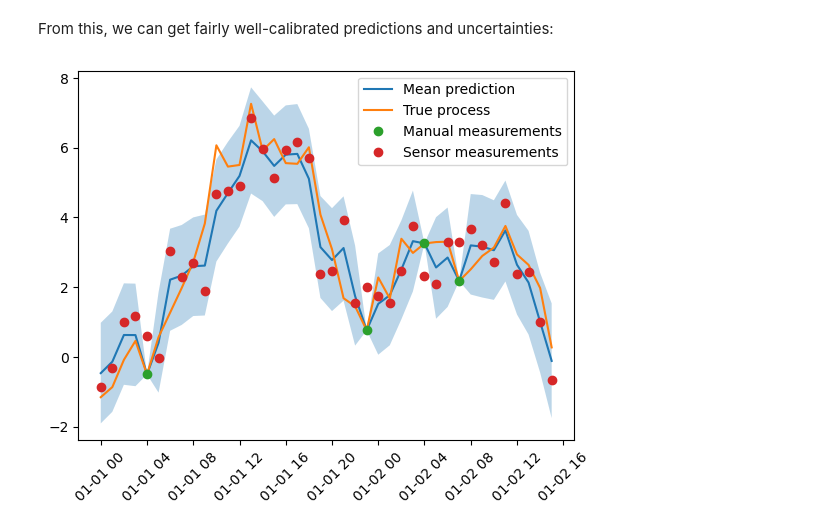
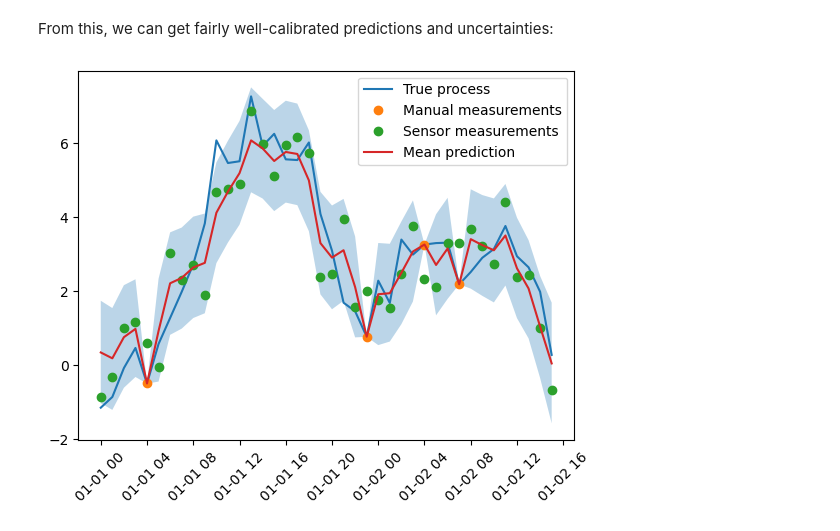
Before and after one commit to FraunhoferChalmersCentre/sakkara, a Jupyter notebook: examples/state_space_model.ipynb, the cells around one changed output. Cells and saved outputs as stored; diff of their text form; code cells hidden in the pictures.

```diff
--- a/examples/state_space_model.ipynb
+++ b/examples/state_space_model.ipynb
@@ -50,31 +50,26 @@ plt.show()
 Our model simply reflects the process, but to account for the varying noise of the measurements we use the `Concat` class to specify noise for each measurement type.
 # %%
 import pymc as pm
-from sakkara.model.components import Distribution, Concat
-from sakkara.model.utils import Likelihood, data_components, build
+from sakkara.model import RandomVariable as RV, GroupComponent as GC, Likelihood, data_components, build
 
 data = data_components(experiment_df)
 
-x_sigma = Distribution(pm.Exponential, lam=Distribution(pm.Lognormal))
+x_sigma = RV(pm.Exponential, lam=RV(pm.Lognormal))
 
 timesteps = df['time'].unique()
 
 
-X = Concat(name='X', column='time')
-X.add(timesteps[0], Distribution(pm.Normal, sigma=x_sigma))
+X = RV(pm.GaussianRandomWalk, name='X', columns='time')
 
-for i in range(1, N):
-    X.add(timesteps[i], Distribution(pm.Normal, mu=X[timesteps[i - 1]], sigma=x_sigma))
-
-noise = Concat(name='noise',
-               column='measure',
+noise = GC(name='noise',
+               columns='measure',
                components={
                    'manual': 1e-3,
-                   'sensor': Distribution(pm.Exponential, lam=Distribution(pm.Lognormal)),
+                   'sensor': RV(pm.HalfNormal),
                }
                )
 
-likelihood = Likelihood(pm.Normal, mu=X, sigma=noise, data=data['y'])
+likelihood = Likelihood(pm.Normal, mu=X, sigma=noise, obs_data=data['y'])
 
 built_model = build(experiment_df, likelihood)
 approx = pm.fit(100000, method='advi', model=built_model, random_seed=100)
@@ -84,18 +79,19 @@ Finished [100%]: Average Loss = 82.272
 # %% [markdown]
 From this, we can get fairly well-calibrated predictions and uncertainties:
 # %%
-latent_posterior = approx.sample(10000).posterior[list(map(lambda i: f'{timesteps[i]}_X', range(N)))].to_dataframe()
-plt.fill_between(timesteps, latent_posterior.quantile(.01), latent_posterior.quantile(.99), alpha=.3)
-plt.plot(timesteps, latent_posterior.mean(), label='Mean prediction')
-
 plt.plot(timesteps, latent_process, label='True process')
 plt.plot(experiment_df.loc[experiment_df['measure'] == 'manual', 'time'],
          experiment_df.loc[experiment_df['measure'] == 'manual', 'y'], 'o', label='Manual measurements')
 plt.plot(experiment_df.loc[experiment_df['measure'] == 'sensor', 'time'],
          experiment_df.loc[experiment_df['measure'] == 'sensor', 'y'], 'o', label='Sensor measurements')
 
+posterior = approx.sample(10000).posterior['X'].to_dataframe()['X']
+
+plt.fill_between(timesteps, posterior.groupby('time').quantile(.01).values, posterior.groupby('time').quantile(.99).values, alpha=.3)
+plt.plot(timesteps, posterior.groupby('time').mean().values, label='Mean prediction')
+
 plt.legend()
 plt.xticks(rotation=45)
 plt.show()
 # %% [output]
-[figure, old version]
+[figure, new version]
```
Also changed, not shown: parts of 1 cell of this notebook, 1 other file.
